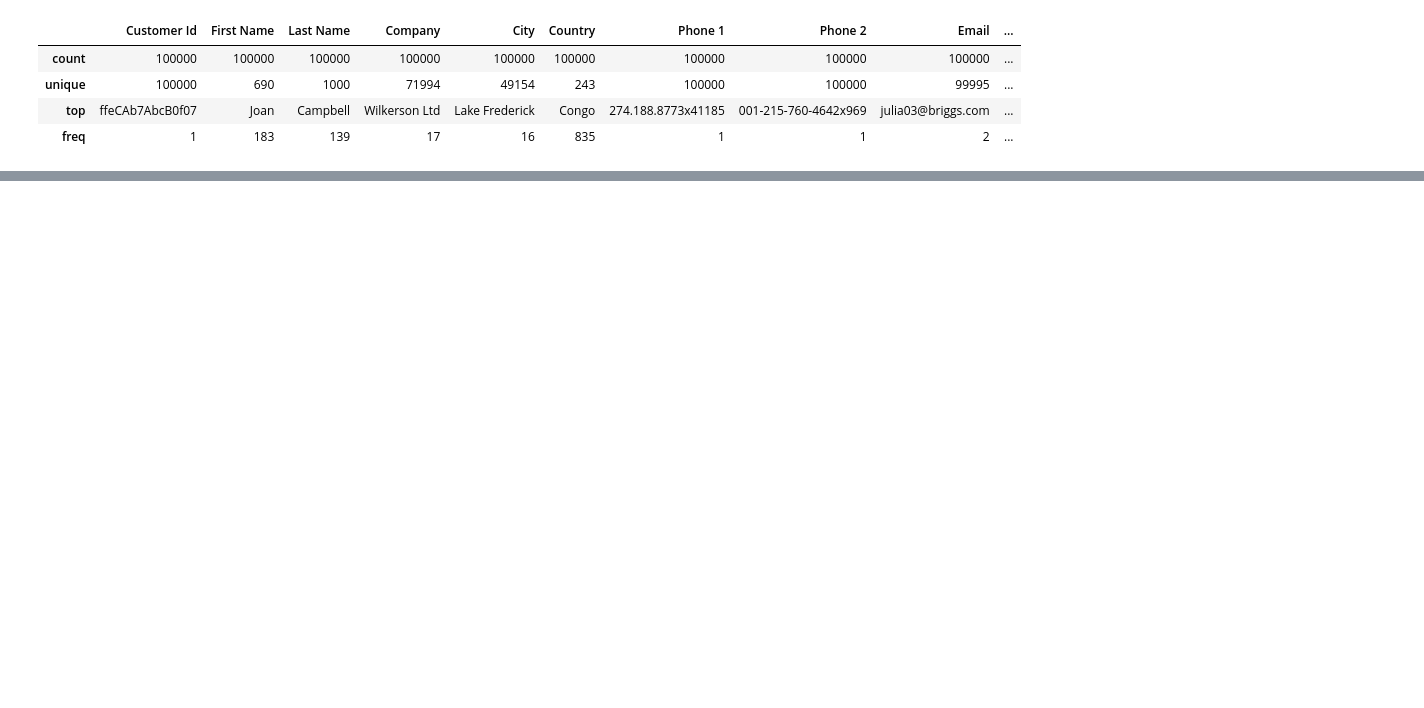
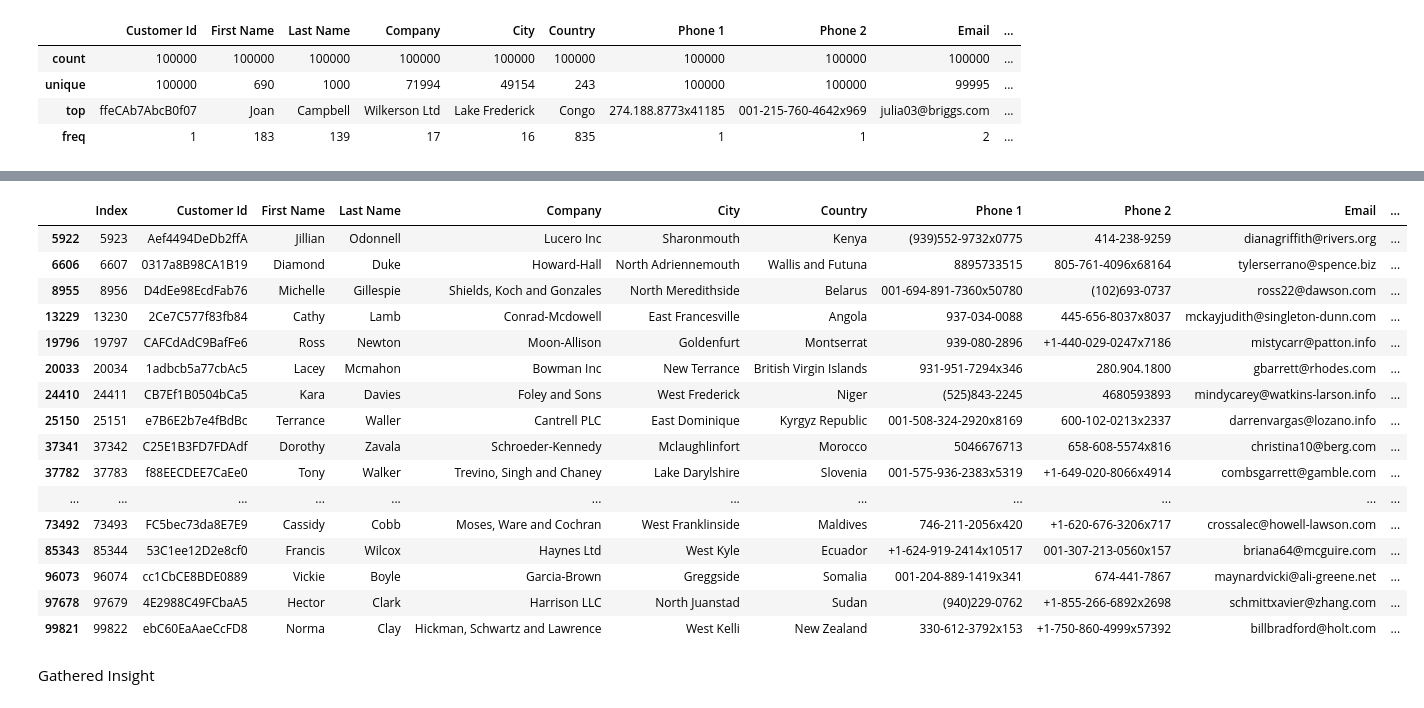
Before and after one commit to ivandityap/SPX-AI_Solution_Engineer-Test, a Jupyter notebook: Coding-01.ipynb, the cells around one changed output, grey strips where cells are left out. Saved outputs shown, nothing was run; the diff lists cells and outputs as text; code cells hidden in the pictures; blank space fills up the shorter version.

```diff
--- a/Coding-01.ipynb
+++ b/Coding-01.ipynb
@@ -76,0 +119,22 @@ TypeError: '>' not supported between instances of 'str' and 'int'
+# %%
+df.loc[df["Website"]=="https://guzman.com/"]
+# %% [output]
+|  | Index | Customer Id | First Name | Last Name | Company | City | Country | Phone 1 | Phone 2 | Email | ... |
+| 5922 | 5923 | Aef4494DeDb2ffA | Jillian | Odonnell | Lucero Inc | Sharonmouth | Kenya | (939)552-9732x0775 | 414-238-9259 | dianagriffith@rivers.org | ... |
+| 6606 | 6607 | 0317a8B98CA1B19 | Diamond | Duke | Howard-Hall | North Adriennemouth | Wallis and Futuna | 8895733515 | 805-761-4096x68164 | tylerserrano@spence.biz | ... |
+| 8955 | 8956 | D4dEe98EcdFab76 | Michelle | Gillespie | Shields, Koch and Gonzales | North Meredithside | Belarus | 001-694-891-7360x50780 | (102)693-0737 | ross22@dawson.com | ... |
+| 13229 | 13230 | 2Ce7C577f83fb84 | Cathy | Lamb | Conrad-Mcdowell | East Francesville | Angola | 937-034-0088 | 445-656-8037x8037 | mckayjudith@singleton-dunn.com | ... |
+| 19796 | 19797 | CAFCdAdC9BafFe6 | Ross | Newton | Moon-Allison | Goldenfurt | Montserrat | 939-080-2896 | +1-440-029-0247x7186 | mistycarr@patton.info | ... |
+| 20033 | 20034 | 1adbcb5a77cbAc5 | Lacey | Mcmahon | Bowman Inc | New Terrance | British Virgin Islands | 931-951-7294x346 | 280.904.1800 | gbarrett@rhodes.com | ... |
+| 24410 | 24411 | CB7Ef1B0504bCa5 | Kara | Davies | Foley and Sons | West Frederick | Niger | (525)843-2245 | 4680593893 | mindycarey@watkins-larson.info | ... |
+| 25150 | 25151 | e7B6E2b7e4fBdBc | Terrance | Waller | Cantrell PLC | East Dominique | Kyrgyz Republic | 001-508-324-2920x8169 | 600-102-0213x2337 | darrenvargas@lozano.info | ... |
+| 37341 | 37342 | C25E1B3FD7FDAdf | Dorothy | Zavala | Schroeder-Kennedy | Mclaughlinfort | Morocco | 5046676713 | 658-608-5574x816 | christina10@berg.com | ... |
+| 37782 | 37783 | f88EECDEE7CaEe0 | Tony | Walker | Trevino, Singh and Chaney | Lake Darylshire | Slovenia | 001-575-936-2383x5319 | +1-649-020-8066x4914 | combsgarrett@gamble.com | ... |
+| ... | ... | ... | ... | ... | ... | ... | ... | ... | ... | ... | ... |
+| 73492 | 73493 | FC5bec73da8E7E9 | Cassidy | Cobb | Moses, Ware and Cochran | West Franklinside | Maldives | 746-211-2056x420 | +1-620-676-3206x717 | crossalec@howell-lawson.com | ... |
+| 85343 | 85344 | 53C1ee12D2e8cf0 | Francis | Wilcox | Haynes Ltd | West Kyle | Ecuador | +1-624-919-2414x10517 | 001-307-213-0560x157 | briana64@mcguire.com | ... |
+| 96073 | 96074 | cc1CbCE8BDE0889 | Vickie | Boyle | Garcia-Brown | Greggside | Somalia | 001-204-889-1419x341 | 674-441-7867 | maynardvicki@ali-greene.net | ... |
+| 97678 | 97679 | 4E2988C49FCbaA5 | Hector | Clark | Harrison LLC | North Juanstad | Sudan | (940)229-0762 | +1-855-266-6892x2698 | schmittxavier@zhang.com | ... |
+| 99821 | 99822 | ebC60EaAaeCcFD8 | Norma | Clay | Hickman, Schwartz and Lawrence | West Kelli | New Zealand | 330-612-3792x153 | +1-750-860-4999x57392 | billbradford@holt.com | ... |
+# %% [markdown]
+Gathered Insight
```
Also changed, not shown: parts of 18 cells of this notebook.
